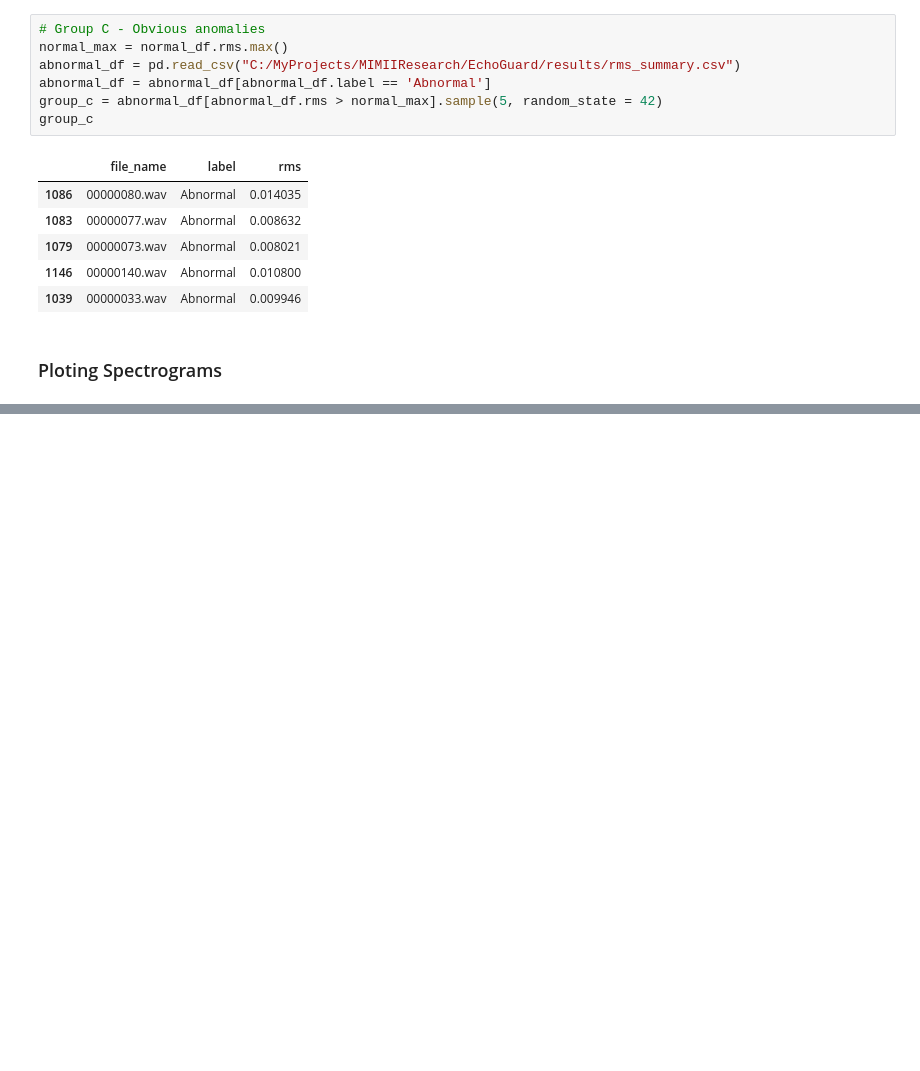
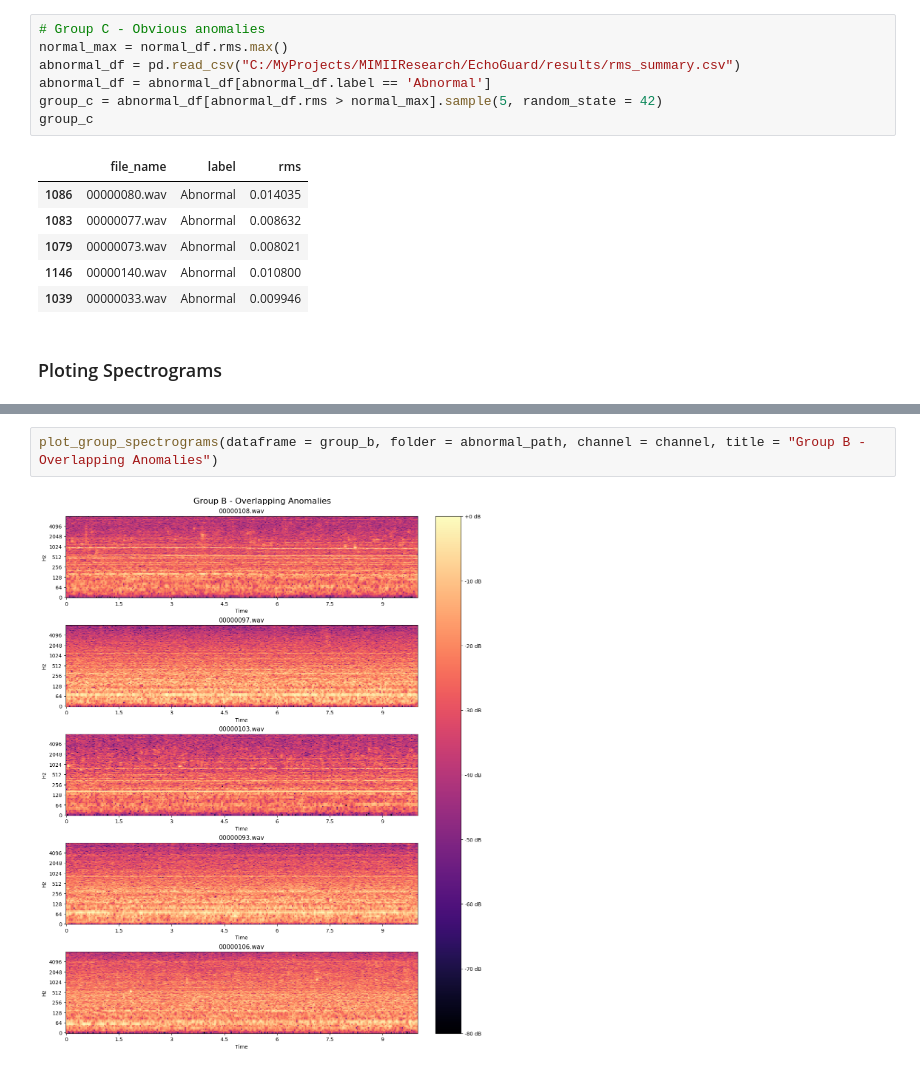
Before and after one commit to Shagun-Thakur/EchoGuard, a Jupyter notebook: notebooks/05_spectrogram_analysis.ipynb, the cells around one changed output, grey strips where cells are left out. Drawn from its saved outputs; the diff is of its cells as text; blank space fills up the shorter version.

Commit message:
Completed notebook 05, debugged path related bugs.

```diff
--- a/notebooks/05_spectrogram_analysis.ipynb
+++ b/notebooks/05_spectrogram_analysis.ipynb
@@ -82,0 +88,4 @@ AttributeError: QuadMesh.set() got an unexpected keyword argument 'y_log'
+# %%
+plot_group_spectrograms(dataframe = group_b, folder = abnormal_path, channel = channel, title = "Group B - Overlapping Anomalies")
+# %% [output]
+[figure, added]
```
Also changed, not shown: parts of 8 cells of this notebook, 7 other files.
